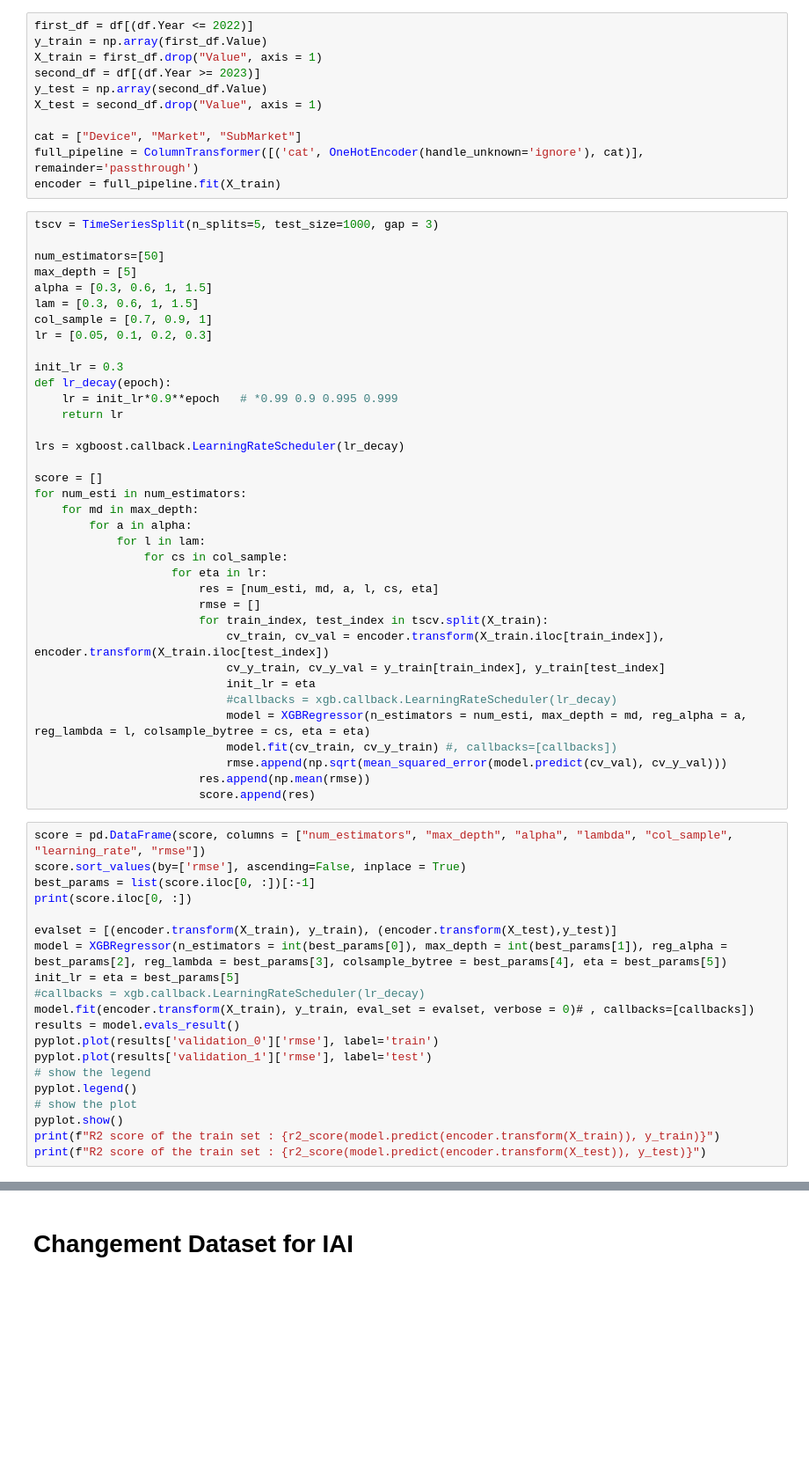
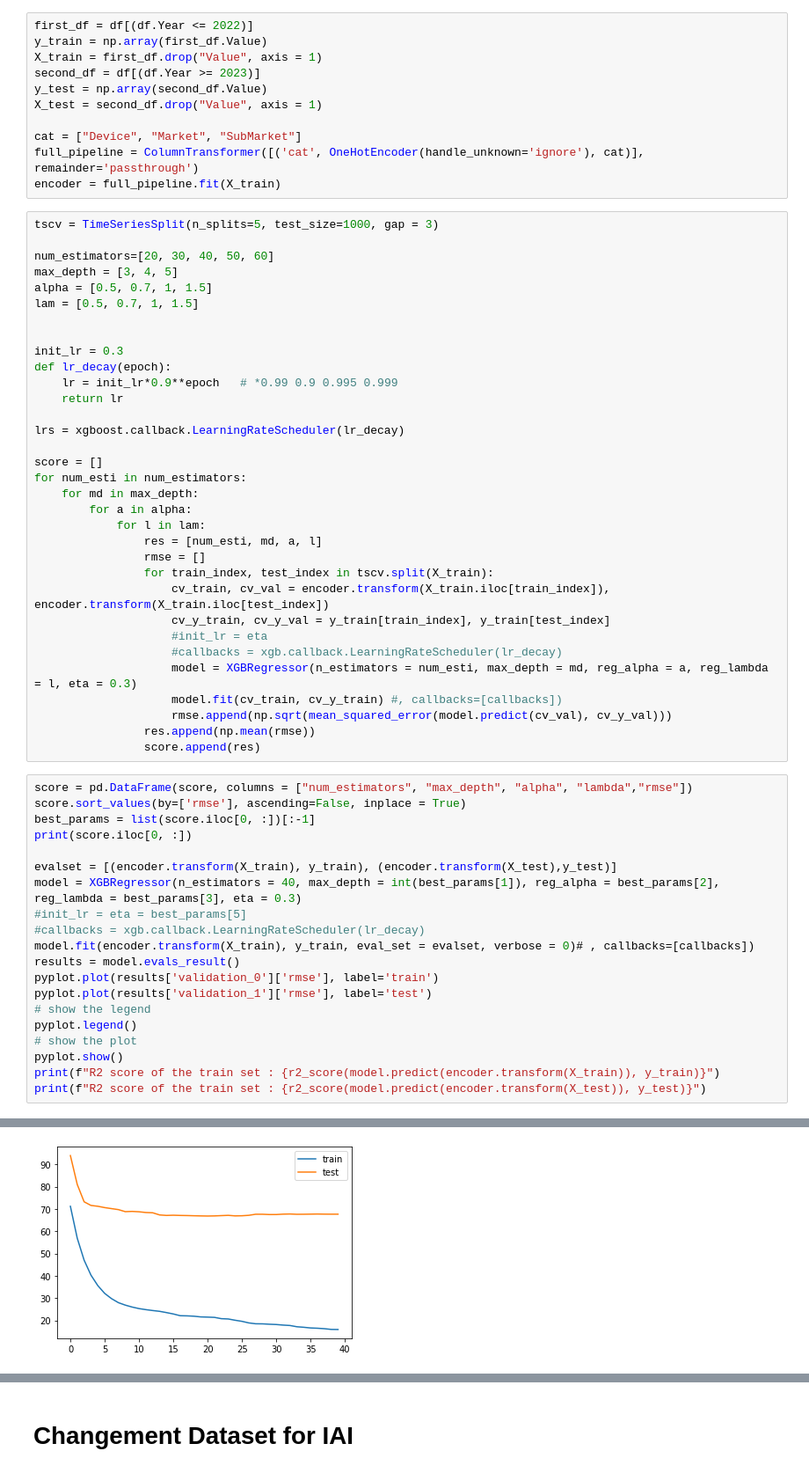
Before and after one commit to lucasleforest/analyticslab, a Jupyter notebook: 2_models/prediction.ipynb, the cells around one changed output, grey strips where cells are left out. Shown at 88% size. Cells and saved outputs as stored; diff of their text form; blank space fills up the shorter version.

Commit message:
New Models

```diff
--- a/2_models/prediction.ipynb
+++ b/2_models/prediction.ipynb
@@ -119,12 +173,11 @@ encoder = full_pipeline.fit(X_train)
 # %%
 tscv = TimeSeriesSplit(n_splits=5, test_size=1000, gap = 3)
 
-num_estimators=[50]
-max_depth = [5]
-alpha = [0.3, 0.6, 1, 1.5]
-lam = [0.3, 0.6, 1, 1.5]
-col_sample = [0.7, 0.9, 1]
-lr = [0.05, 0.1, 0.2, 0.3]
+num_estimators=[20, 30, 40, 50, 60]
+max_depth = [3, 4, 5]
+alpha = [0.5, 0.7, 1, 1.5]
+lam = [0.5, 0.7, 1, 1.5]
+
 
 init_lr = 0.3
 def lr_decay(epoch):
@@ -138,29 +191,27 @@ for num_esti in num_estimators:
     for md in max_depth:
         for a in alpha:
             for l in lam:
-                for cs in col_sample:
-                    for eta in lr:
-                        res = [num_esti, md, a, l, cs, eta]
-                        rmse = []
-                        for train_index, test_index in tscv.split(X_train):
-                            cv_train, cv_val = encoder.transform(X_train.iloc[train_index]), encoder.transform(X_train.iloc[test_index])
-                            cv_y_train, cv_y_val = y_train[train_index], y_train[test_index]
-                            init_lr = eta
-                            #callbacks = xgb.callback.LearningRateScheduler(lr_decay)
-                            model = XGBRegressor(n_estimators = num_esti, max_depth = md, reg_alpha = a, reg_lambda = l, colsample_bytree = cs, eta = eta)
-                            model.fit(cv_train, cv_y_train) #, callbacks=[callbacks])
-                            rmse.append(np.sqrt(mean_squared_error(model.predict(cv_val), cv_y_val)))
-                        res.append(np.mean(rmse))
-                        score.append(res)
+                res = [num_esti, md, a, l]
+                rmse = []
+                for train_index, test_index in tscv.split(X_train):
+                    cv_train, cv_val = encoder.transform(X_train.iloc[train_index]), encoder.transform(X_train.iloc[test_index])
+                    cv_y_train, cv_y_val = y_train[train_index], y_train[test_index]
+                    #init_lr = eta
+                    #callbacks = xgb.callback.LearningRateScheduler(lr_decay)
+                    model = XGBRegressor(n_estimators = num_esti, max_depth = md, reg_alpha = a, reg_lambda = l, eta = 0.3)
+                    model.fit(cv_train, cv_y_train) #, callbacks=[callbacks])
+                    rmse.append(np.sqrt(mean_squared_error(model.predict(cv_val), cv_y_val)))
+                res.append(np.mean(rmse))
+                score.append(res)
 # %%
-score = pd.DataFrame(score, columns = ["num_estimators", "max_depth", "alpha", "lambda", "col_sample", "learning_rate", "rmse"])
+score = pd.DataFrame(score, columns = ["num_estimators", "max_depth", "alpha", "lambda","rmse"])
 score.sort_values(by=['rmse'], ascending=False, inplace = True)
 best_params = list(score.iloc[0, :])[:-1]
 print(score.iloc[0, :])
 
 evalset = [(encoder.transform(X_train), y_train), (encoder.transform(X_test),y_test)]
-model = XGBRegressor(n_estimators = int(best_params[0]), max_depth = int(best_params[1]), reg_alpha = best_params[2], reg_lambda = best_params[3], colsample_bytree = best_params[4], eta = best_params[5])
-init_lr = eta = best_params[5]
+model = XGBRegressor(n_estimators = 40, max_depth = int(best_params[1]), reg_alpha = best_params[2], reg_lambda = best_params[3], eta = 0.3)
+#init_lr = eta = best_params[5]
 #callbacks = xgb.callback.LearningRateScheduler(lr_decay)
 model.fit(encoder.transform(X_train), y_train, eval_set = evalset, verbose = 0)# , callbacks=[callbacks])
 results = model.evals_result()
@@ -172,3 +223,4 @@ pyplot.legend()
 pyplot.show()
 print(f"R2 score of the train set : {r2_score(model.predict(encoder.transform(X_train)), y_train)}")
 print(f"R2 score of the train set : {r2_score(model.predict(encoder.transform(X_test)), y_test)}")
+# %% [output]
@@ -174,0 +233 @@ print(f"R2 score of the train set : {r2_score(model.predict(encoder.transform(X_
+[figure, added]
```
Also changed, not shown: parts of 17 cells of this notebook.
